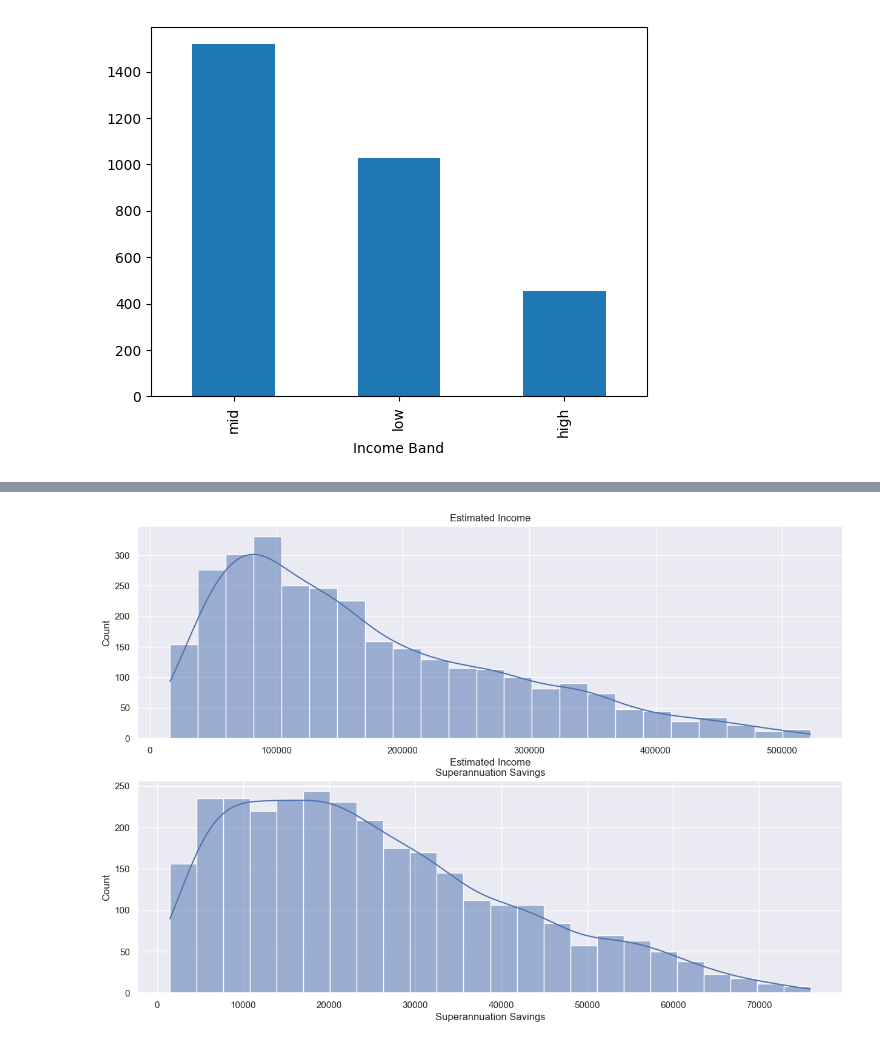
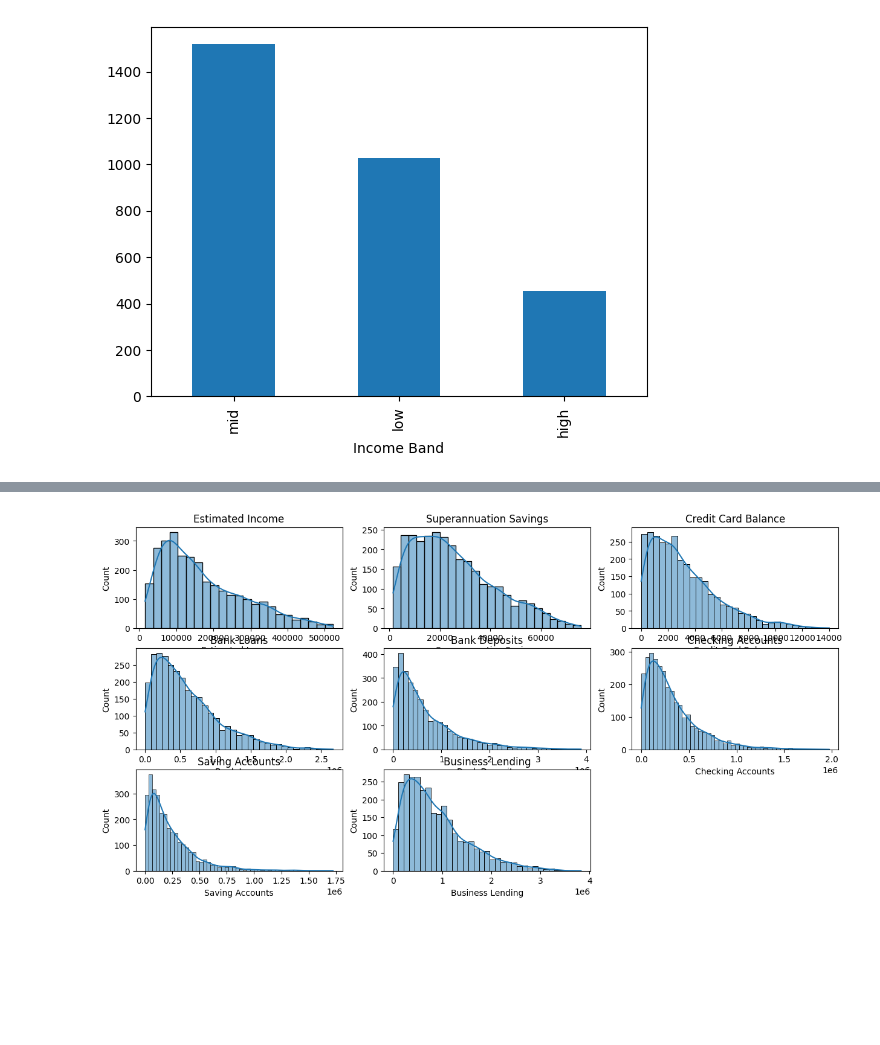
Before and after one commit to nazkisam/EndToEndDataAnalysis, a Jupyter notebook: PythonImport.ipynb, the cells around one changed output, grey strips where cells are left out. Saved outputs shown, nothing was run; the diff lists cells and outputs as text; code cells hidden in the pictures; blank space fills up the shorter version.

```diff
--- a/PythonImport.ipynb
+++ b/PythonImport.ipynb
@@ -97,13 +86,13 @@ for col in categorical_cols:
 # %%
 #numeraical analysis
-numerical_cols = ['Estimated Income','Superannuation Savings']
+numerical_cols = ['Estimated Income','Superannuation Savings','Credit Card Balance','Bank Loans','Bank Deposits','Checking Accounts','Saving Accounts','Business Lending']
 
 #univariate analysis and visualization.
 plt.figure(figsize = (15,10))
 for i,col in enumerate(numerical_cols):
-  plt.subplot(2,1,i+1)
+  plt.subplot(4,3,i+1)
   sns.histplot(df[col],kde=True)
   plt.title(col)
 plt.show()
 # %% [output]
-[figure, old version]
+[figure, new version]
```
Also changed, not shown: parts of 2 cells of this notebook.
